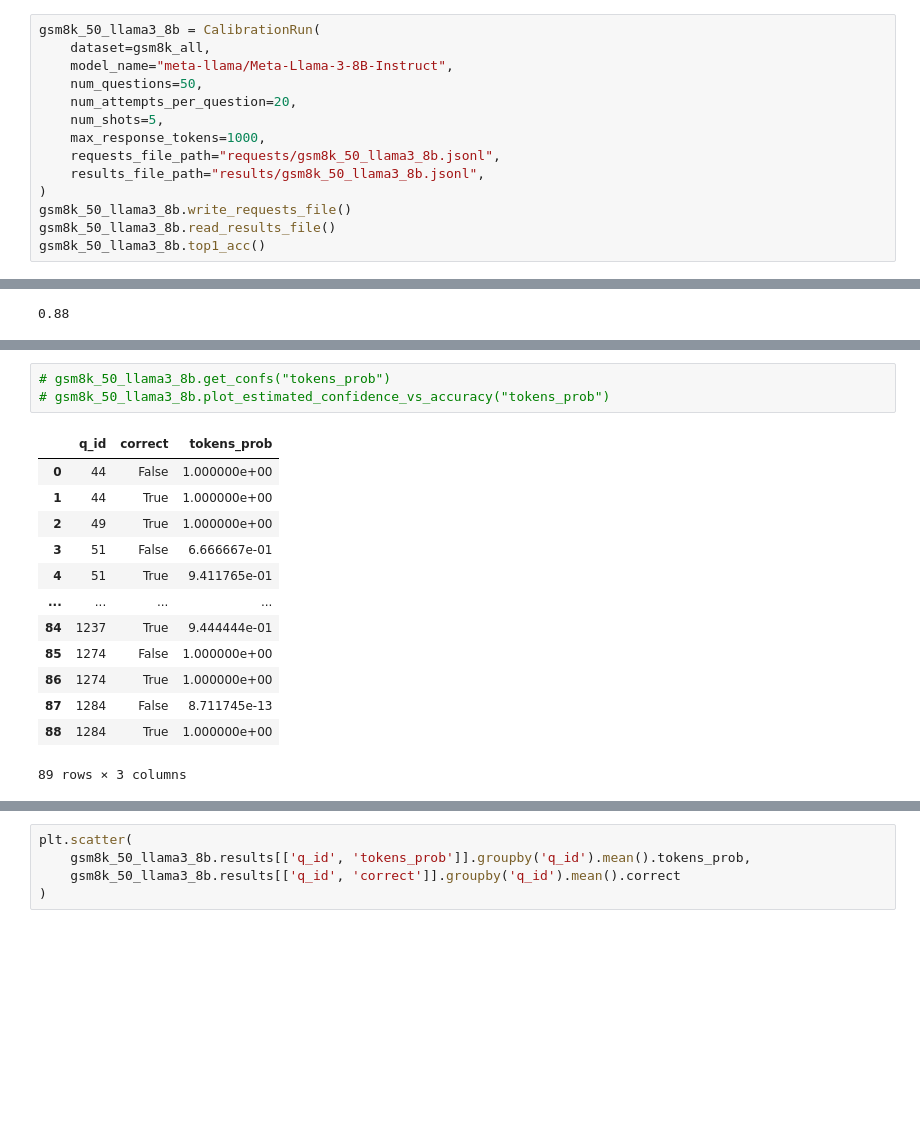
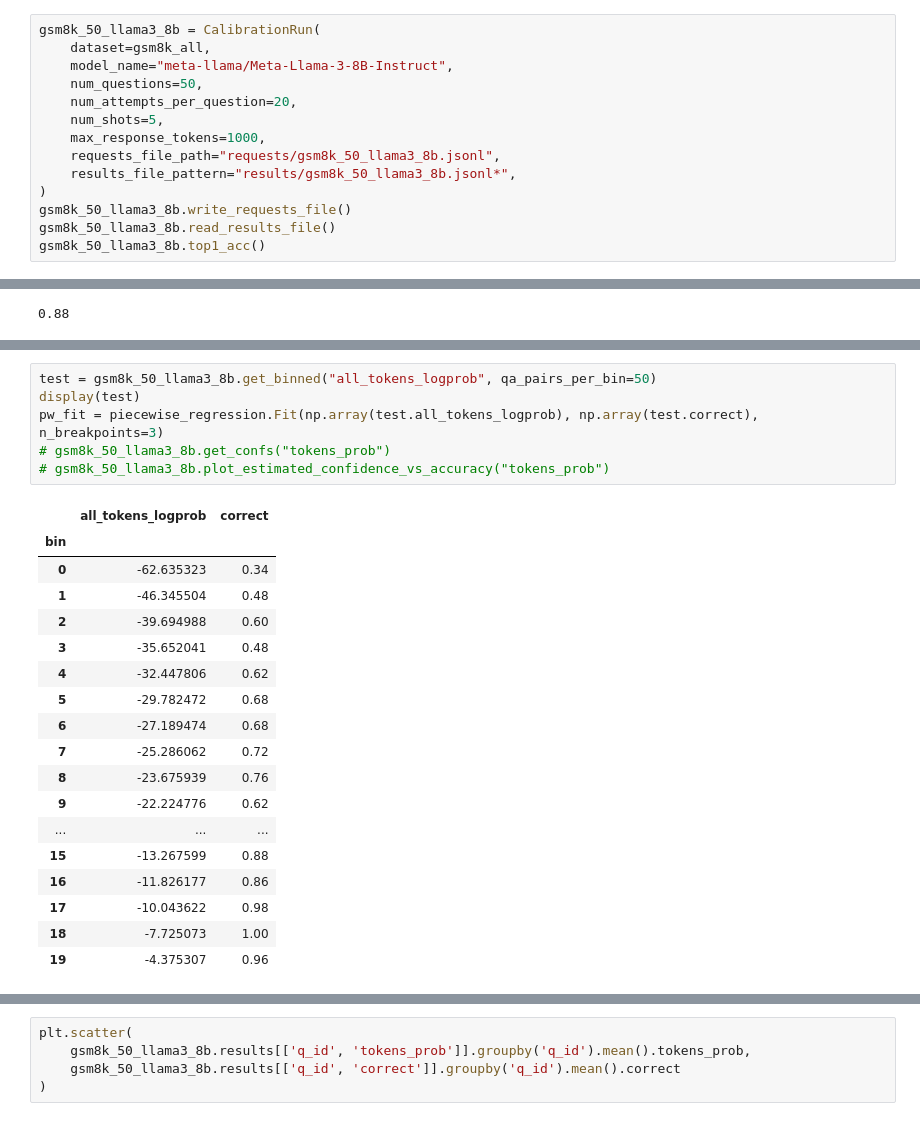
Before and after one commit to jamesyc23/alamere, a Jupyter notebook: confidence.ipynb, the cells around one changed output, grey strips where cells are left out. Cells and saved outputs as stored; diff of their text form; blank space fills up the shorter version.

```diff
--- a/confidence.ipynb
+++ b/confidence.ipynb
@@ -267,7 +353,7 @@ gsm8k_50_llama3_8b = CalibrationRun(
     num_shots=5,
     max_response_tokens=1000,
     requests_file_path="requests/gsm8k_50_llama3_8b.jsonl",
-    results_file_path="results/gsm8k_50_llama3_8b.jsonl",
+    results_file_pattern="results/gsm8k_50_llama3_8b.jsonl*",
 )
 gsm8k_50_llama3_8b.write_requests_file()
 gsm8k_50_llama3_8b.read_results_file()
@@ -283,17 +364,25 @@ gsm8k_50_llama3_8b.plot_estimated_confidence_vs_accuracy(confidence_estimator="a
 # %%
+test = gsm8k_50_llama3_8b.get_binned("all_tokens_logprob", qa_pairs_per_bin=50)
+display(test)
+pw_fit = piecewise_regression.Fit(np.array(test.all_tokens_logprob), np.array(test.correct), n_breakpoints=3)
 # gsm8k_50_llama3_8b.get_confs("tokens_prob")
 # gsm8k_50_llama3_8b.plot_estimated_confidence_vs_accuracy("tokens_prob")
 # %% [output]
-|  | q_id | correct | tokens_prob |
-| 0 | 44 | False | 1.000000e+00 |
-| 1 | 44 | True | 1.000000e+00 |
-| 2 | 49 | True | 1.000000e+00 |
-| 3 | 51 | False | 6.666667e-01 |
-| 4 | 51 | True | 9.411765e-01 |
-| ... | ... | ... | ... |
-| 84 | 1237 | True | 9.444444e-01 |
-| 85 | 1274 | False | 1.000000e+00 |
-| 86 | 1274 | True | 1.000000e+00 |
-| 87 | 1284 | False | 8.711745e-13 |
-| 88 | 1284 | True | 1.000000e+00 |
+|  | all_tokens_logprob | correct |
+| bin |  |  |
+| 0 | -62.635323 | 0.34 |
+| 1 | -46.345504 | 0.48 |
+| 2 | -39.694988 | 0.60 |
+| 3 | -35.652041 | 0.48 |
+| 4 | -32.447806 | 0.62 |
+| 5 | -29.782472 | 0.68 |
+| 6 | -27.189474 | 0.68 |
+| 7 | -25.286062 | 0.72 |
+| 8 | -23.675939 | 0.76 |
+| 9 | -22.224776 | 0.62 |
+| ... | ... | ... |
+| 15 | -13.267599 | 0.88 |
+| 16 | -11.826177 | 0.86 |
+| 17 | -10.043622 | 0.98 |
+| 18 | -7.725073 | 1.00 |
+| 19 | -4.375307 | 0.96 |
-89 rows × 3 columns
```
Also changed, not shown: parts of 23 cells of this notebook.
